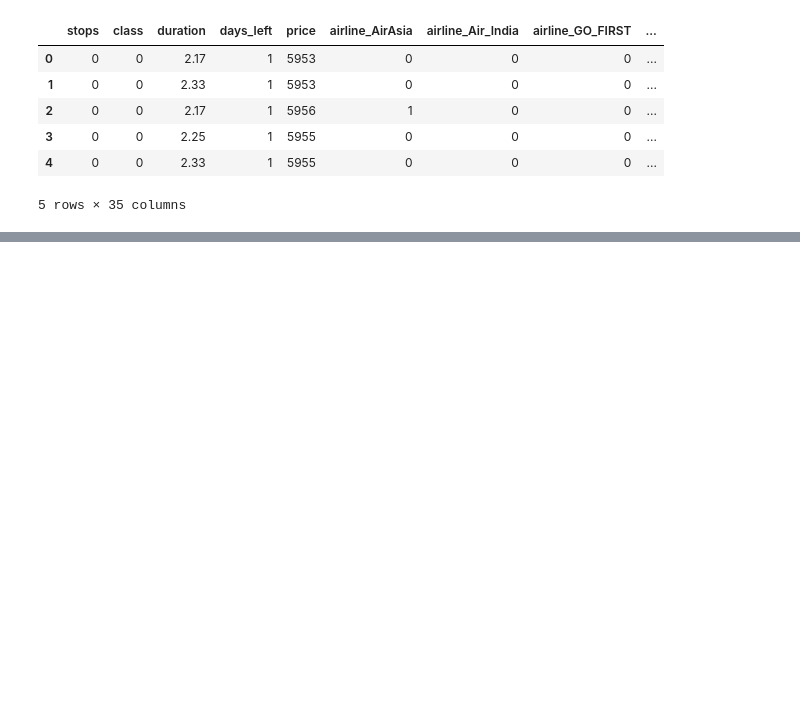
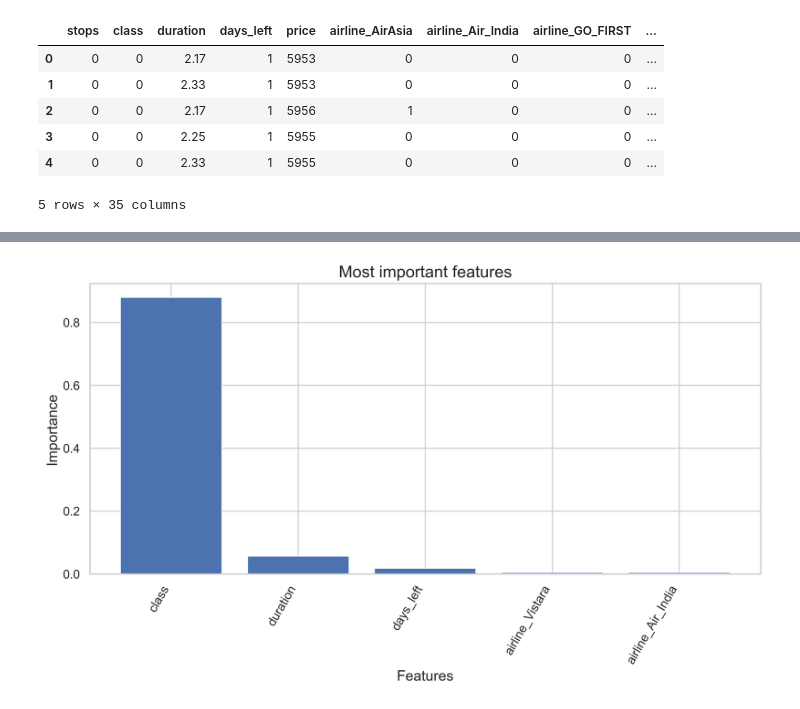
Before and after one commit to ErikBusk/ML_Flight_Price_Prediction, a Jupyter notebook: ML_Flight_Price_Prediction.ipynb, the cells around one changed output, grey strips where cells are left out. Saved outputs shown, nothing was run; the diff lists cells and outputs as text; code cells hidden in the pictures; blank space fills up the shorter version.

```diff
--- a/ML_Flight_Price_Prediction.ipynb
+++ b/ML_Flight_Price_Prediction.ipynb
@@ -184,0 +220,10 @@ X, y = df.drop('price' , axis = 1), df.price
+# %%
+# Understand the importances of the different features
+
+importances = reg.feature_importances_
+indices = np.argsort(importances)[::-1]
+feature_names = X_train.columns
+
+print("Feature importance ranking:")
+for i in indices:
+    print(f"{feature_names[i]}: {importances[i]}")
@@ -184,0 +248,14 @@ X, y = df.drop('price' , axis = 1), df.price
+# %%
+top_5_indices = indices[:5]
+top_5_features = feature_names[top_5_indices]
+top_5_importances = importances[top_5_indices]
+
+plt.bar(range(5), top_5_importances)
+plt.xticks(range(5), top_5_features, rotation=60, ha='right')
+plt.xlabel('Features')
+plt.ylabel('Importance')
+plt.title('Most important features')
+plt.tight_layout()
+plt.show()
+# %% [output]
+[figure, added]
```
Also changed, not shown: parts of 9 cells of this notebook.
